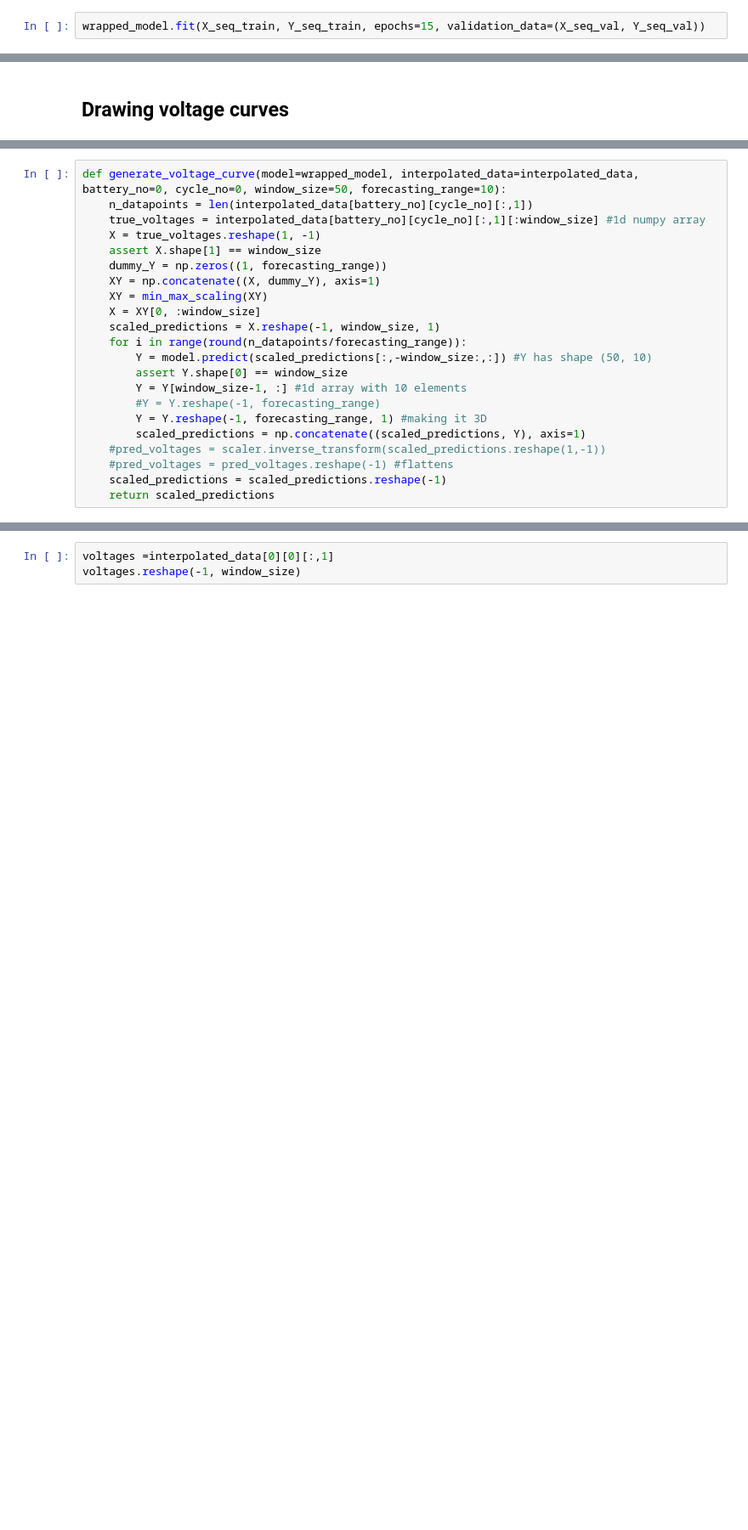
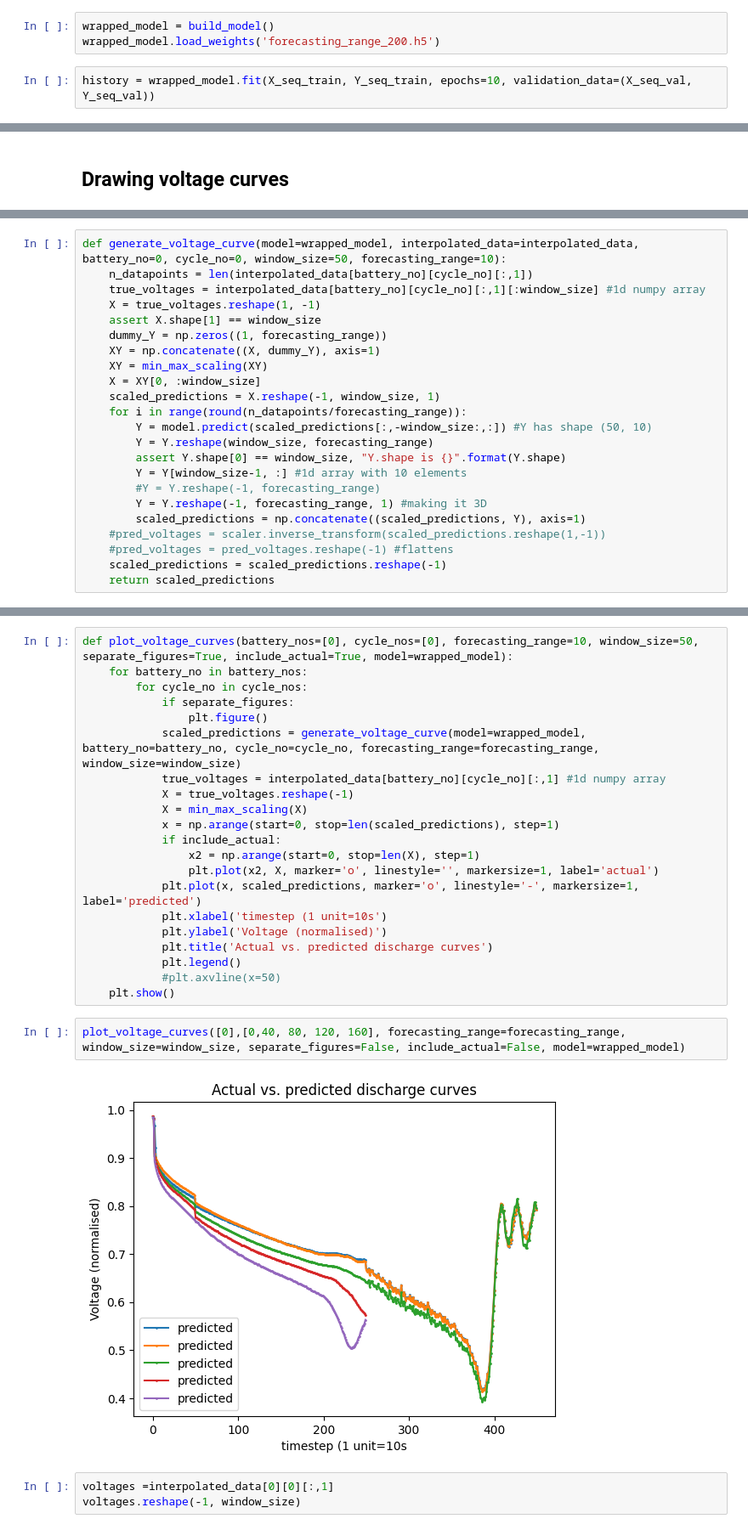
Before and after one commit to natskiu/Nasa-Battery, a Jupyter notebook: timeseries.ipynb, the cells around one changed output, grey strips where cells are left out. Shown: that part at 85% size. Cells and saved outputs as stored; diff of their text form; blank space fills up the shorter version.

```diff
--- a/timeseries.ipynb
+++ b/timeseries.ipynb
@@ -311,2 +302,5 @@ wrapped_model = keras.wrappers.scikit_learn.KerasRegressor(build_model)
+# %%
+wrapped_model = build_model()
+wrapped_model.load_weights('forecasting_range_200.h5')
 # %%
-wrapped_model.fit(X_seq_train, Y_seq_train, epochs=15, validation_data=(X_seq_val, Y_seq_val))
+history = wrapped_model.fit(X_seq_train, Y_seq_train, epochs=10, validation_data=(X_seq_val, Y_seq_val))
@@ -359,7 +323,8 @@ def generate_voltage_curve(model=wrapped_model, interpolated_data=interpolated_d
     scaled_predictions = X.reshape(-1, window_size, 1)
     for i in range(round(n_datapoints/forecasting_range)):
         Y = model.predict(scaled_predictions[:,-window_size:,:]) #Y has shape (50, 10)
-        assert Y.shape[0] == window_size
+        Y = Y.reshape(window_size, forecasting_range)
+        assert Y.shape[0] == window_size, "Y.shape is {}".format(Y.shape)
         Y = Y[window_size-1, :] #1d array with 10 elements
         #Y = Y.reshape(-1, forecasting_range)
         Y = Y.reshape(-1, forecasting_range, 1) #making it 3D
@@ -435,3 +371,28 @@ plot_voltage_curves([0],[19,85,150], forecasting_range=200, window_size=50, sepa
+# %%
+def plot_voltage_curves(battery_nos=[0], cycle_nos=[0], forecasting_range=10, window_size=50, separate_figures=True, include_actual=True, model=wrapped_model):
+    for battery_no in battery_nos:
+        for cycle_no in cycle_nos:
+            if separate_figures:
+                plt.figure()
+            scaled_predictions = generate_voltage_curve(model=wrapped_model, battery_no=battery_no, cycle_no=cycle_no, forecasting_range=forecasting_range, window_size=window_size)
+            true_voltages = interpolated_data[battery_no][cycle_no][:,1] #1d numpy array
+            X = true_voltages.reshape(-1)
+            X = min_max_scaling(X)
+            x = np.arange(start=0, stop=len(scaled_predictions), step=1)
+            if include_actual:
+                x2 = np.arange(start=0, stop=len(X), step=1)
+                plt.plot(x2, X, marker='o', linestyle='', markersize=1, label='actual')
+            plt.plot(x, scaled_predictions, marker='o', linestyle='-', markersize=1, label='predicted')
+            plt.xlabel('timestep (1 unit=10s')
+            plt.ylabel('Voltage (normalised)')
+            plt.title('Actual vs. predicted discharge curves')
+            plt.legend()
+            #plt.axvline(x=50)
+    plt.show()
+# %%
+plot_voltage_curves([0],[0,40, 80, 120, 160], forecasting_range=forecasting_range, window_size=window_size, separate_figures=False, include_actual=False, model=wrapped_model)
+# %% [output]
+[figure, added]
 # %%
 voltages =interpolated_data[0][0][:,1]
 voltages.reshape(-1, window_size)
```
Also changed, not shown: parts of 13 cells of this notebook, 1 other file.
